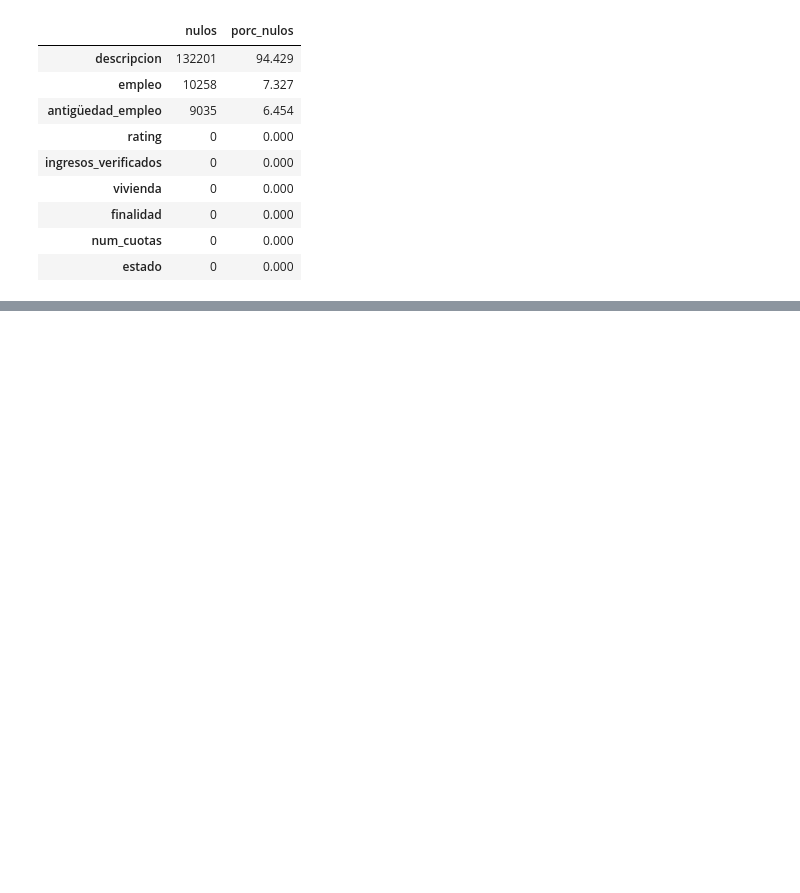
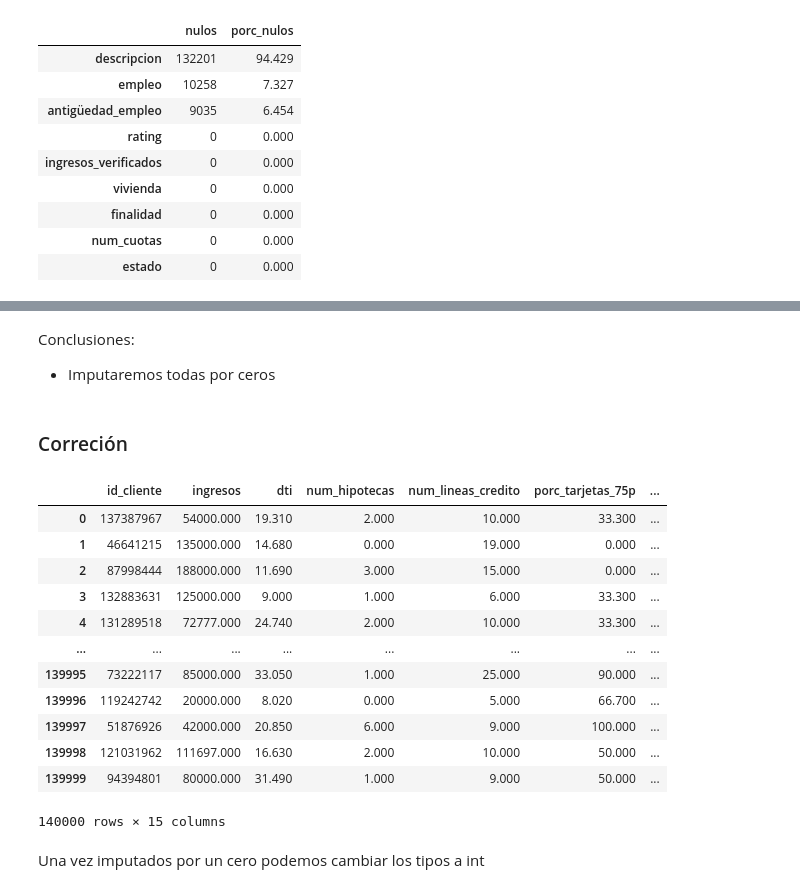
Before and after one commit to PabloHVega/RiesgosScoring, a Jupyter notebook: 03_notebooks/02_Calidad_de_Datos.ipynb, the cells around one changed output, grey strips where cells are left out. Drawn from its saved outputs; the diff is of its cells as text; code cells hidden in the pictures; blank space fills up the shorter version.

```diff
--- a/03_notebooks/02_Calidad_de_Datos.ipynb
+++ b/03_notebooks/02_Calidad_de_Datos.ipynb
@@ -231,0 +346,24 @@ nulos_cat
+# %% [markdown]
+Conclusiones:
+
+- Imputaremos todas por ceros
+# %% [markdown]
+### Correción
+# %%
+num.fillna(0, inplace=True)
+# %% [output]
+|  | id_cliente | ingresos | dti | num_hipotecas | num_lineas_credito | porc_tarjetas_75p | ... |
+| 0 | 137387967 | 54000.000 | 19.310 | 2.000 | 10.000 | 33.300 | ... |
+| 1 | 46641215 | 135000.000 | 14.680 | 0.000 | 19.000 | 0.000 | ... |
+| 2 | 87998444 | 188000.000 | 11.690 | 3.000 | 15.000 | 0.000 | ... |
+| 3 | 132883631 | 125000.000 | 9.000 | 1.000 | 6.000 | 33.300 | ... |
+| 4 | 131289518 | 72777.000 | 24.740 | 2.000 | 10.000 | 33.300 | ... |
+| ... | ... | ... | ... | ... | ... | ... | ... |
+| 139995 | 73222117 | 85000.000 | 33.050 | 1.000 | 25.000 | 90.000 | ... |
+| 139996 | 119242742 | 20000.000 | 8.020 | 0.000 | 5.000 | 66.700 | ... |
+| 139997 | 51876926 | 42000.000 | 20.850 | 6.000 | 9.000 | 100.000 | ... |
+| 139998 | 121031962 | 111697.000 | 16.630 | 2.000 | 10.000 | 50.000 | ... |
+| 139999 | 94394801 | 80000.000 | 31.490 | 1.000 | 9.000 | 50.000 | ... |
+140000 rows × 15 columns
+# %% [markdown]
+Una vez imputados por un cero podemos cambiar los tipos a int
```
Also changed, not shown: parts of 27 cells of this notebook, 3 other files.
